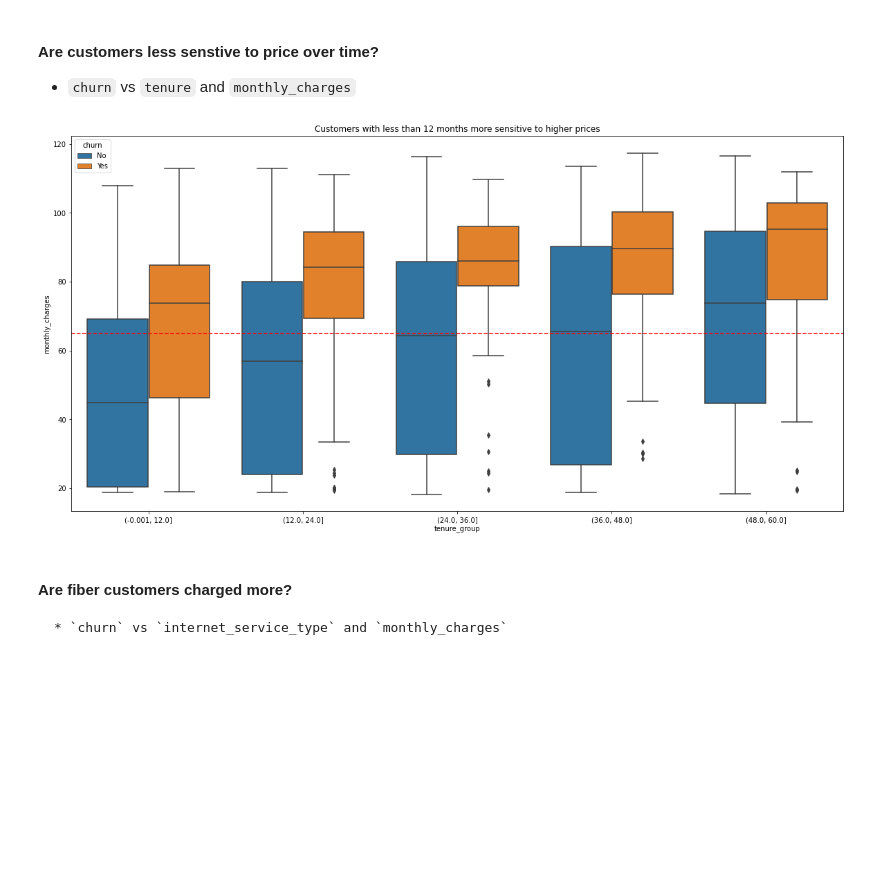
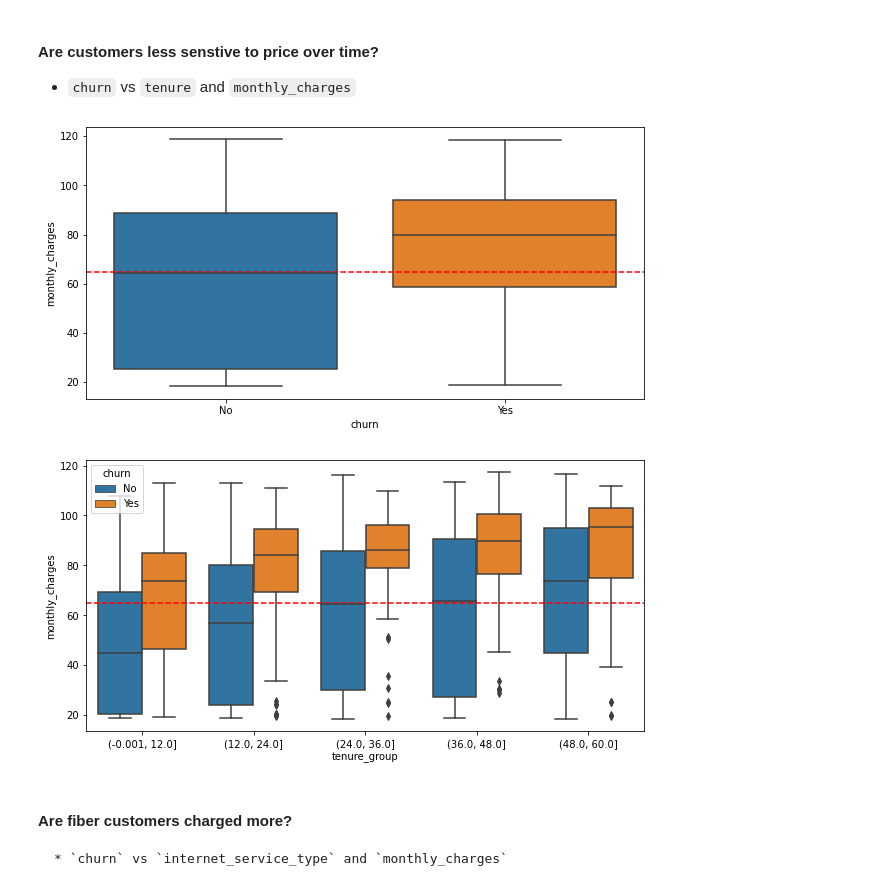
Before and after one commit to joshua-shorterivey/classification_project, a Jupyter notebook: Final Report.ipynb, the cells around one changed output. Cells and saved outputs as stored; diff of their text form; code cells hidden in the pictures; blank space fills up the shorter version.

```diff
--- a/Final Report.ipynb
+++ b/Final Report.ipynb
@@ -319,14 +319,24 @@ plt.show()
 # %%
 tenure_bins = [0,12,24,36,48,60]
 train['tenure_group']=pd.cut(train['tenure'],tenure_bins, include_lowest=True)
+# %%
+plt.figure(figsize=(10,5))
+sns.boxplot(data=train, x='churn', y='monthly_charges')
+plt.axhline(y=train.monthly_charges.mean(), color='red', linestyle='dashed')
+#plt.title('Customers with less than 12 months more sensitive to higher prices')
+plt.savefig('save_as_a_png.png')
+plt.show()
+# %% [output]
+[figure, added]
 # %%
-plt.figure(figsize=(20,10))
+plt.figure(figsize=(10,5))
 sns.boxplot(data=train, x='tenure_group', y='monthly_charges', hue='churn')
 plt.axhline(y=train.monthly_charges.mean(), color='red', linestyle='dashed')
-plt.title('Customers with less than 12 months more sensitive to higher prices')
+#plt.title('Customers with less than 12 months more sensitive to higher prices')
+plt.savefig('save_as_a_png.png')
 plt.show()
 # %% [output]
-[figure, old version]
+[figure, new version]
 # %% [markdown]
 #### Are fiber customers charged more?
     * `churn` vs `internet_service_type` and `monthly_charges`
```
Also changed, not shown: parts of 1 cell of this notebook, 3 other files.
